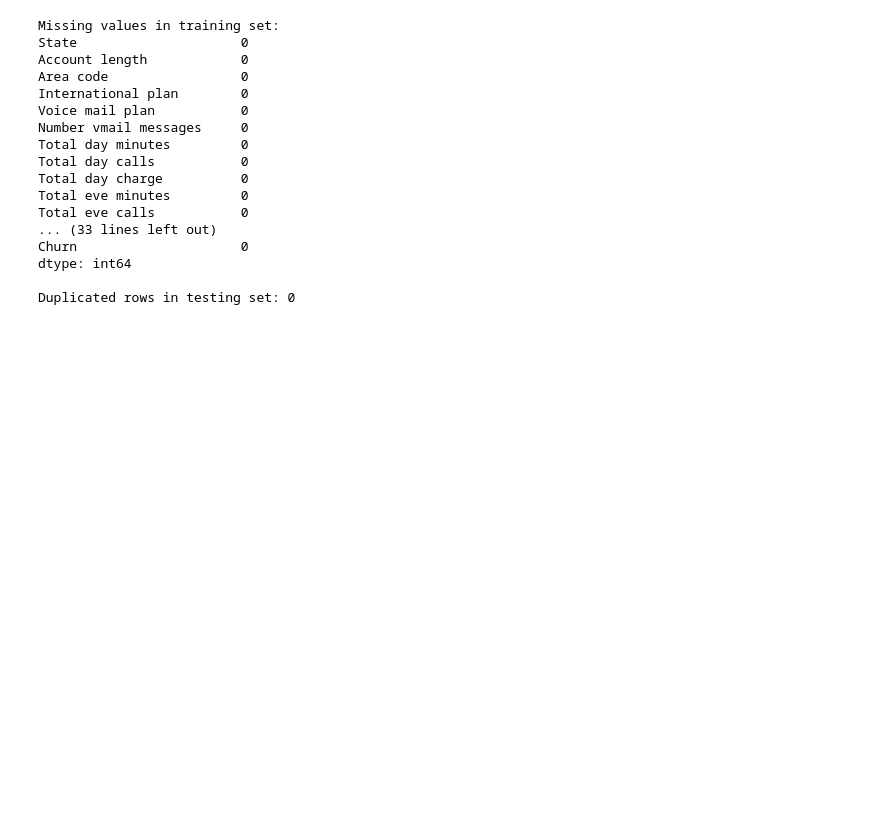
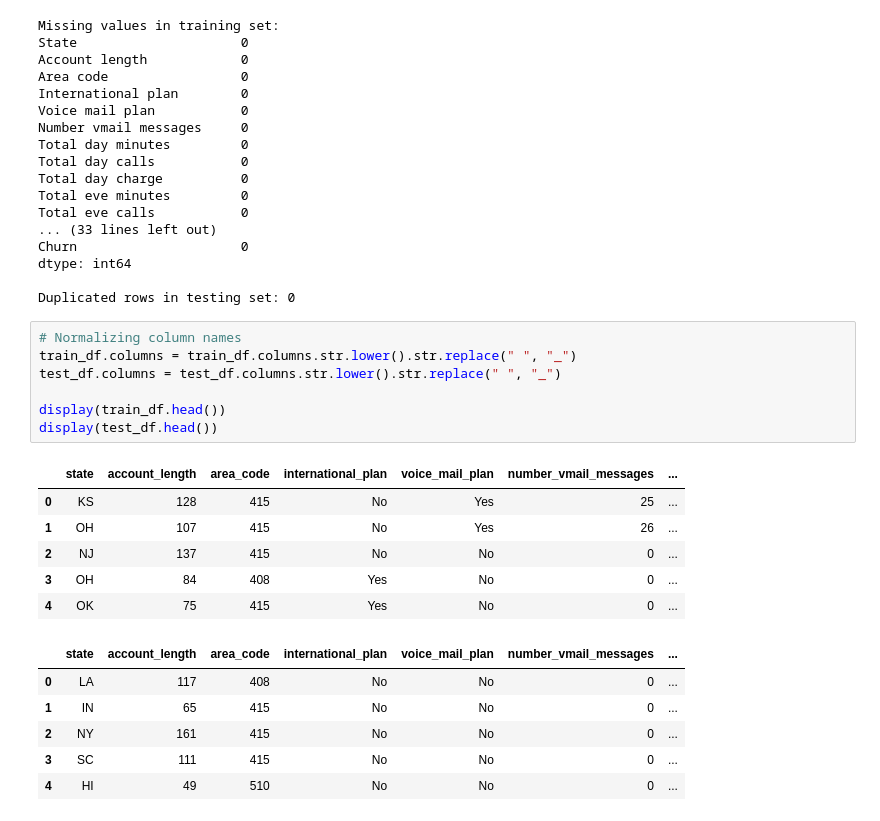
Before and after one commit to DKB-Erico/codveda_data_science, a Jupyter notebook: Classification with Logistic Regression.ipynb, the cells around one changed output. Cells and saved outputs as stored; diff of their text form; blank space fills up the shorter version.

Commit message:
Changed column names to the standard

```diff
--- a/Classification with Logistic Regression.ipynb
+++ b/Classification with Logistic Regression.ipynb
@@ -95,3 +95,23 @@ Churn                     0
 dtype: int64
 
 Duplicated rows in testing set: 0
+# %%
+# Normalizing column names
+train_df.columns = train_df.columns.str.lower().str.replace(" ", "_")
+test_df.columns = test_df.columns.str.lower().str.replace(" ", "_")
+
+display(train_df.head())
+display(test_df.head())
+# %% [output]
+|  | state | account_length | area_code | international_plan | voice_mail_plan | number_vmail_messages | ... |
+| 0 | KS | 128 | 415 | No | Yes | 25 | ... |
+| 1 | OH | 107 | 415 | No | Yes | 26 | ... |
+| 2 | NJ | 137 | 415 | No | No | 0 | ... |
+| 3 | OH | 84 | 408 | Yes | No | 0 | ... |
+| 4 | OK | 75 | 415 | Yes | No | 0 | ... |
+|  | state | account_length | area_code | international_plan | voice_mail_plan | number_vmail_messages | ... |
+| 0 | LA | 117 | 408 | No | No | 0 | ... |
+| 1 | IN | 65 | 415 | No | No | 0 | ... |
+| 2 | NY | 161 | 415 | No | No | 0 | ... |
+| 3 | SC | 111 | 415 | No | No | 0 | ... |
+| 4 | HI | 49 | 510 | No | No | 0 | ... |
```
